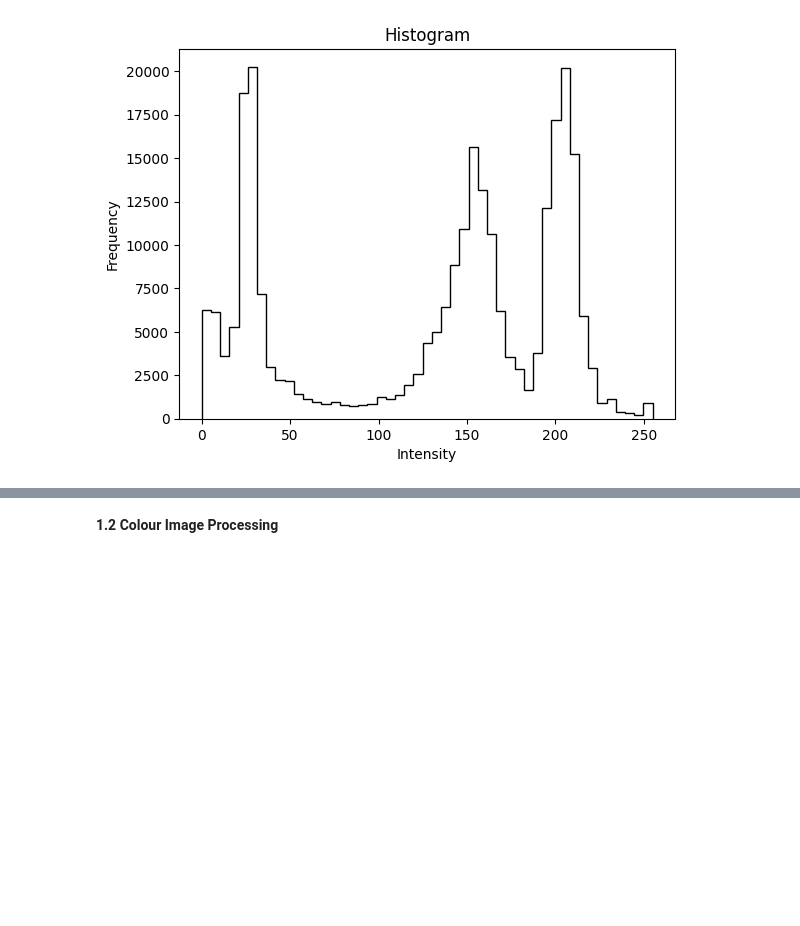
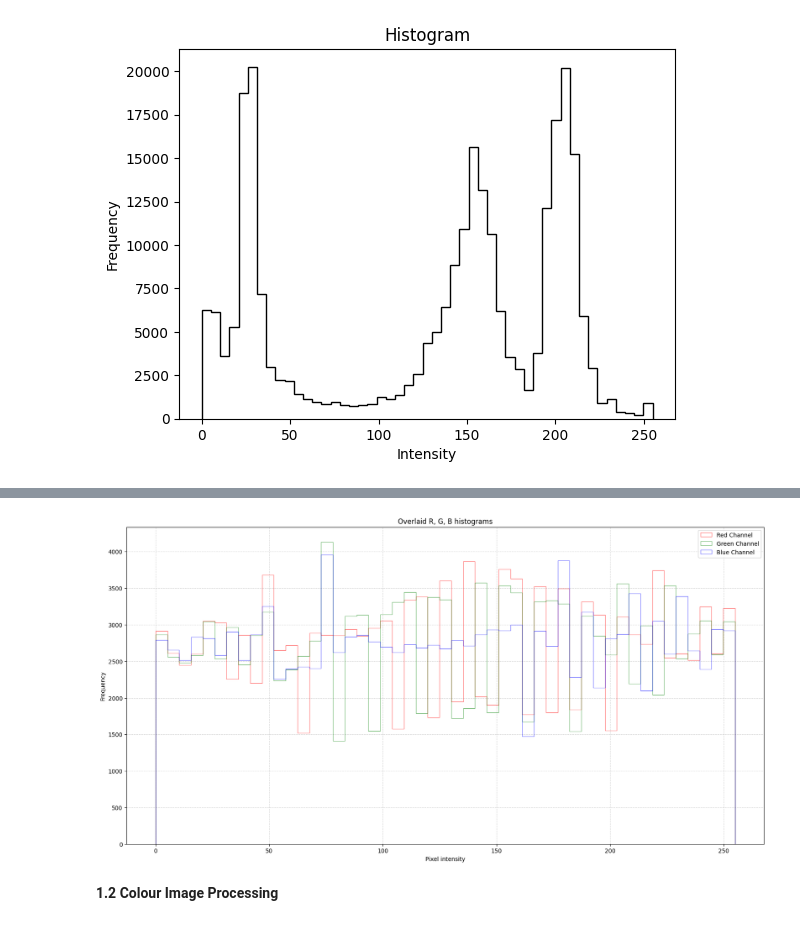
Before and after one commit to ishanyaa/ImageProcessingCSC8628, a Jupyter notebook: image_informatics_lab_2.ipynb, the cells around one changed output, grey strips where cells are left out. Drawn from its saved outputs; the diff is of its cells as text; code cells hidden in the pictures; blank space fills up the shorter version.

```diff
--- a/image_informatics_lab_2.ipynb
+++ b/image_informatics_lab_2.ipynb
@@ -26,3 +68,35 @@ t = plt.ylabel('Frequency')
+# %%
+# Equalisation of channels
+from skimage import io, data, img_as_ubyte
+from skimage.exposure import equalize_hist, match_histograms
+
+im_r, im_g, im_b = im_cat[:, :, 0].flatten(), im_cat[:, :, 1].flatten(), im_cat[:, :, 2].flatten()
+
+im_r_eq = equalize_hist(im_r)
+im_r = img_as_ubyte(im_r_eq)
+
+im_g_eq = equalize_hist(im_g)
+im_g = img_as_ubyte(im_g_eq)
+
+im_b_eq = equalize_hist(im_b)
+im_b = img_as_ubyte(im_b_eq)
+
+bins = np.linspace(0, 255, 50)
+
+plt.figure(figsize =(20, 10))
+
+plt.hist(im_r, bins = bins, color = 'red', histtype = 'step', alpha=0.5, label='Red Channel') #histtype = 'stepfilled'
+plt.hist(im_g, bins = bins, color = 'green', histtype = 'step', alpha=0.5, label='Green Channel')
+plt.hist(im_b, bins = bins, color = 'blue', histtype = 'step', alpha=0.5, label='Blue Channel')
+
+plt.title("Overlaid R, G, B histograms")
+plt.xlabel("Pixel intensity")
+plt.ylabel("Frequency")
+plt.legend(loc='upper right')
+plt.grid(True, linestyle='--', alpha=0.5)
+plt.show()
+# %% [output]
+[figure, added]
 # %% [markdown]
 **1.2 Colour Image Processing**
 # %% [markdown]
```
Also changed, not shown: parts of 3 cells of this notebook.
